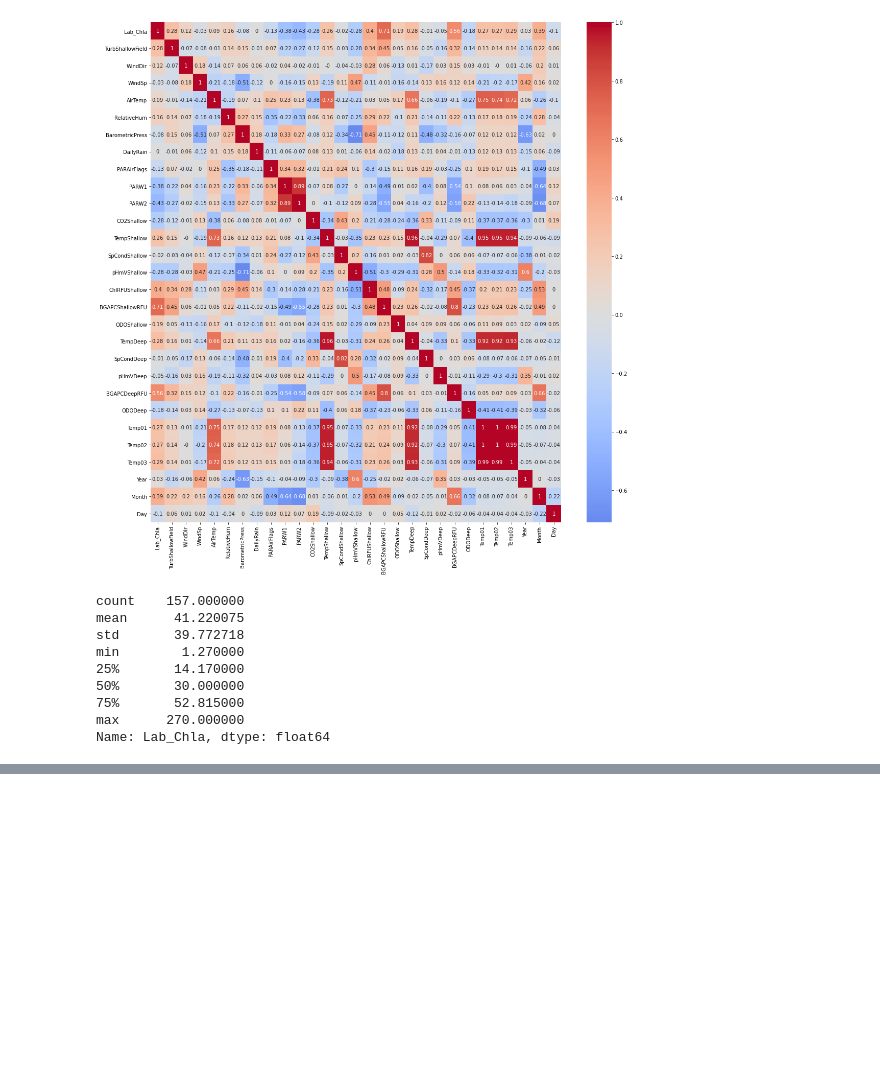
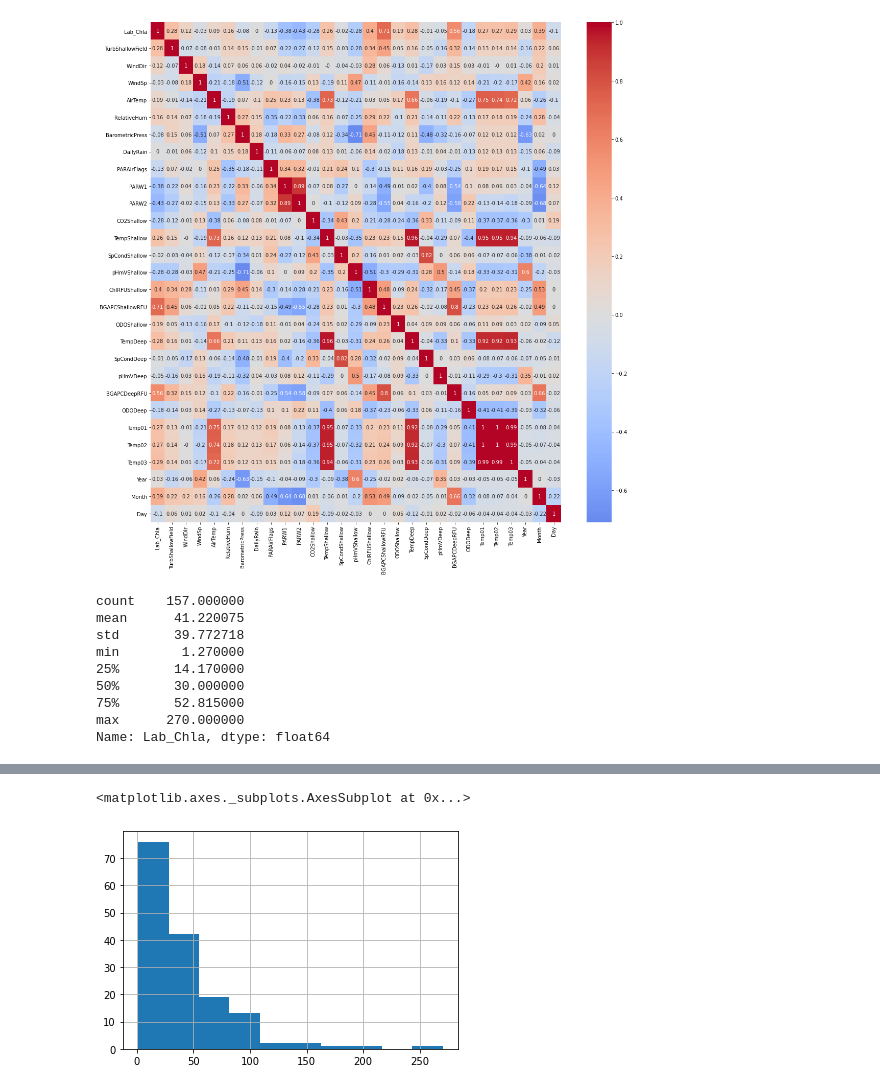
Before and after one commit to AmirM69/p1_BPL_chla_BuoyData, a Jupyter notebook: chla_prediction_daily_averaged.ipynb, the cells around one changed output, grey strips where cells are left out. Saved outputs shown, nothing was run; the diff lists cells and outputs as text; code cells hidden in the pictures; blank space fills up the shorter version.

```diff
--- a/chla_prediction_daily_averaged.ipynb
+++ b/chla_prediction_daily_averaged.ipynb
@@ -405,3 +462,9 @@ g = g.map_offdiag(plt.scatter)
+# %%
+# to check the histogram of target
+y.hist()
+# %% [output]
+<matplotlib.axes._subplots.AxesSubplot at 0x...>
+[figure, added]
 # %%
 # Normalize the distribution of target using log-transformation
 y_trans_log10 = np.log10(y)
```
Also changed, not shown: parts of 18 cells of this notebook.
